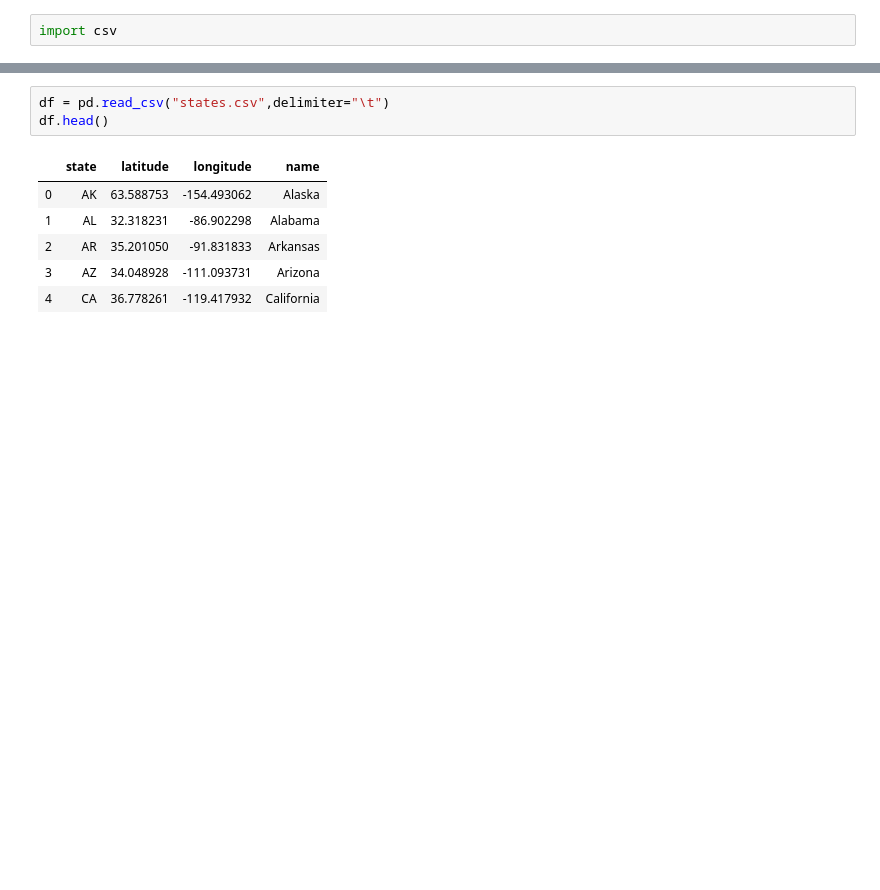
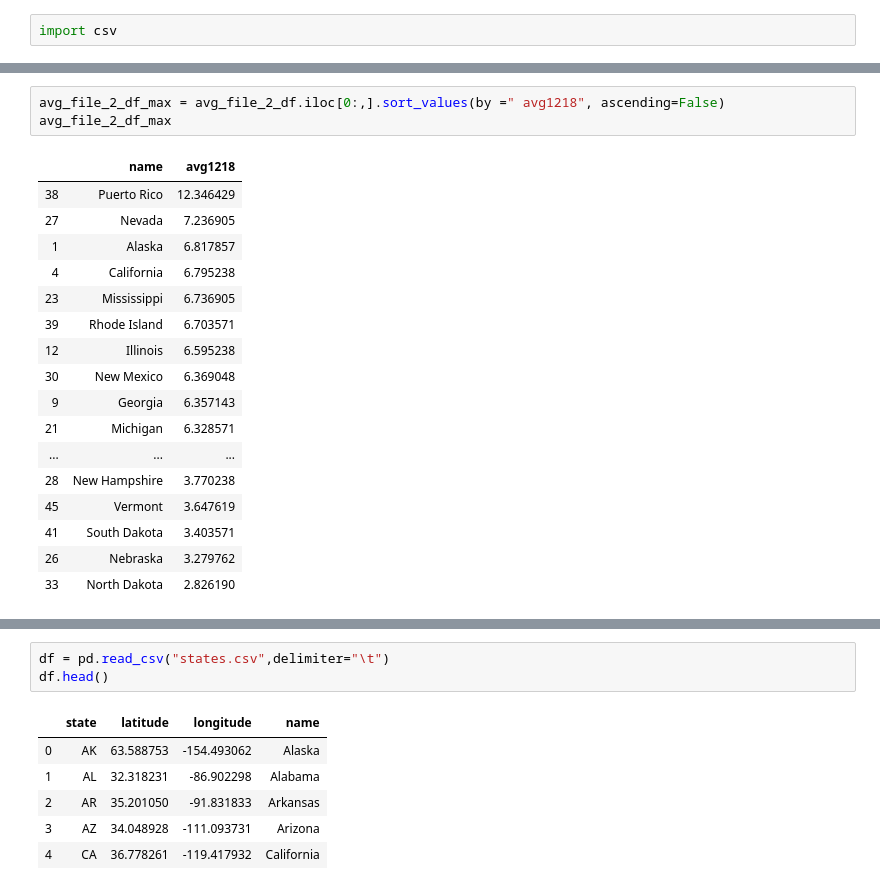
Before and after one commit to jasmine73317/Project-1_Unemployment_data, a Jupyter notebook: cleaning_data-state_avg_map2-12-18-done-Copy1.ipynb, the cells around one changed output, grey strips where cells are left out. Cells and saved outputs as stored; diff of their text form; blank space fills up the shorter version.

```diff
--- a/cleaning_data-state_avg_map2-12-18-done-Copy1.ipynb
+++ b/cleaning_data-state_avg_map2-12-18-done-Copy1.ipynb
@@ -551,0 +530,21 @@ avg_file_2_df.head()
+# %%
+avg_file_2_df_max = avg_file_2_df.iloc[0:,].sort_values(by =" avg1218", ascending=False)
+avg_file_2_df_max
+# %% [output]
+|  | name | avg1218 |
+| 38 | Puerto Rico | 12.346429 |
+| 27 | Nevada | 7.236905 |
+| 1 | Alaska | 6.817857 |
+| 4 | California | 6.795238 |
+| 23 | Mississippi | 6.736905 |
+| 39 | Rhode Island | 6.703571 |
+| 12 | Illinois | 6.595238 |
+| 30 | New Mexico | 6.369048 |
+| 9 | Georgia | 6.357143 |
+| 21 | Michigan | 6.328571 |
+| ... | ... | ... |
+| 28 | New Hampshire | 3.770238 |
+| 45 | Vermont | 3.647619 |
+| 41 | South Dakota | 3.403571 |
+| 26 | Nebraska | 3.279762 |
+| 33 | North Dakota | 2.826190 |
```
Also changed, not shown: parts of 26 cells of this notebook, 4 other files.
